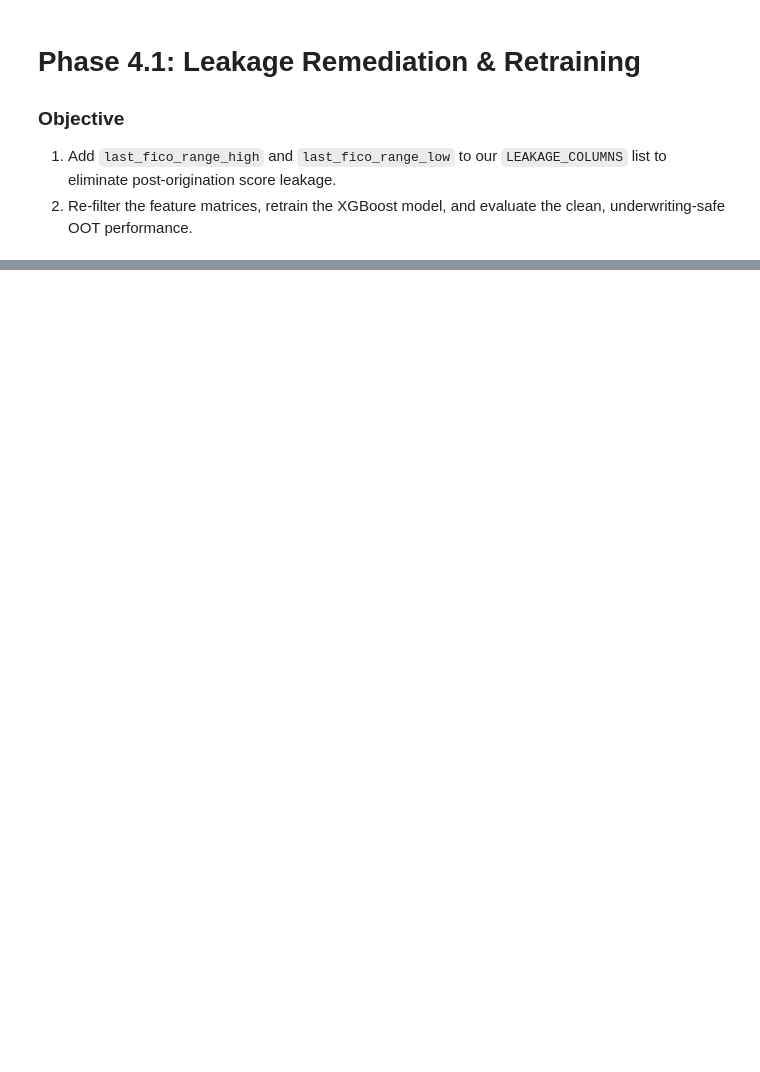
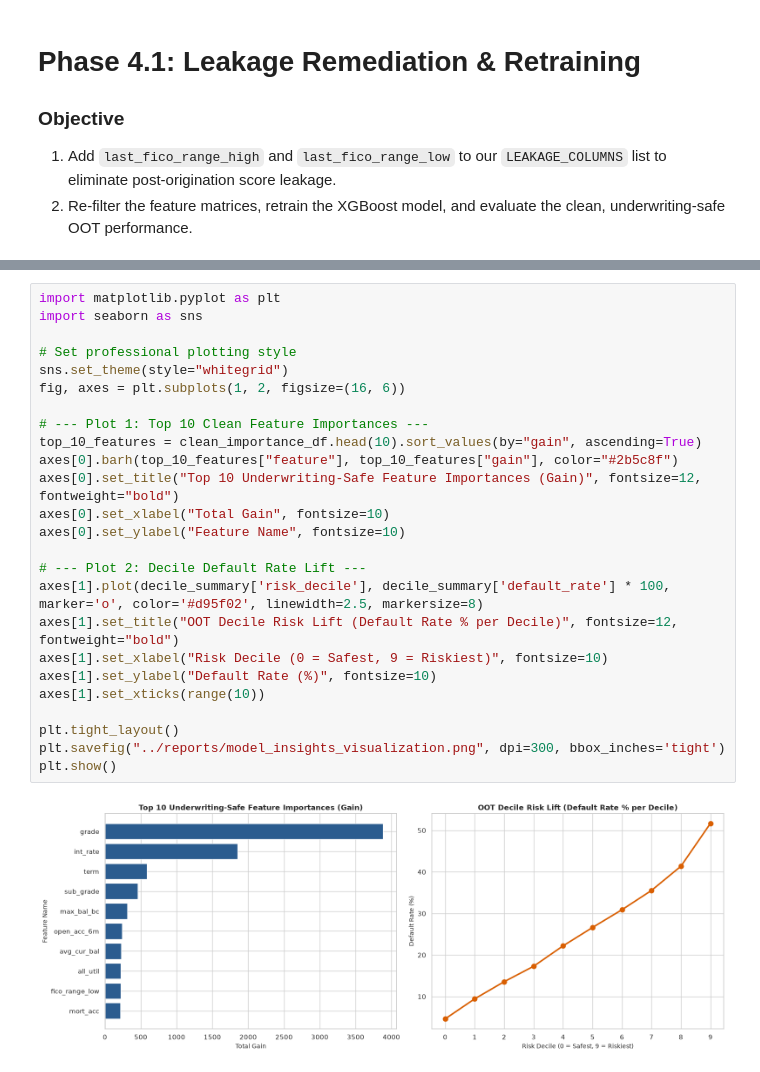
Before and after one commit to Blazins/credit-risk-default-engine, a Jupyter notebook: notebooks/credit_risk.ipynb, the cells around one changed output, grey strips where cells are left out. Cells and saved outputs as stored; diff of their text form; blank space fills up the shorter version.

Commit message:
finalize readme with DTI and credit velocity drill-down insights and visual charts

```diff
--- a/notebooks/credit_risk.ipynb
+++ b/notebooks/credit_risk.ipynb
@@ -592,0 +602,27 @@ Maximum KS Statistic: 31.05%
+# %%
+import matplotlib.pyplot as plt
+import seaborn as sns
+
+# Set professional plotting style
+sns.set_theme(style="whitegrid")
+fig, axes = plt.subplots(1, 2, figsize=(16, 6))
+
+# --- Plot 1: Top 10 Clean Feature Importances ---
+top_10_features = clean_importance_df.head(10).sort_values(by="gain", ascending=True)
+axes[0].barh(top_10_features["feature"], top_10_features["gain"], color="#2b5c8f")
+axes[0].set_title("Top 10 Underwriting-Safe Feature Importances (Gain)", fontsize=12, fontweight="bold")
+axes[0].set_xlabel("Total Gain", fontsize=10)
+axes[0].set_ylabel("Feature Name", fontsize=10)
+
+# --- Plot 2: Decile Default Rate Lift ---
+axes[1].plot(decile_summary['risk_decile'], decile_summary['default_rate'] * 100, marker='o', color='#d95f02', linewidth=2.5, markersize=8)
+axes[1].set_title("OOT Decile Risk Lift (Default Rate % per Decile)", fontsize=12, fontweight="bold")
+axes[1].set_xlabel("Risk Decile (0 = Safest, 9 = Riskiest)", fontsize=10)
+axes[1].set_ylabel("Default Rate (%)", fontsize=10)
+axes[1].set_xticks(range(10))
+
+plt.tight_layout()
+plt.savefig("../reports/model_insights_visualization.png", dpi=300, bbox_inches='tight')
+plt.show()
+# %% [output]
+[figure, added]
```
Also changed, not shown: parts of 12 cells of this notebook, 4 other files.
